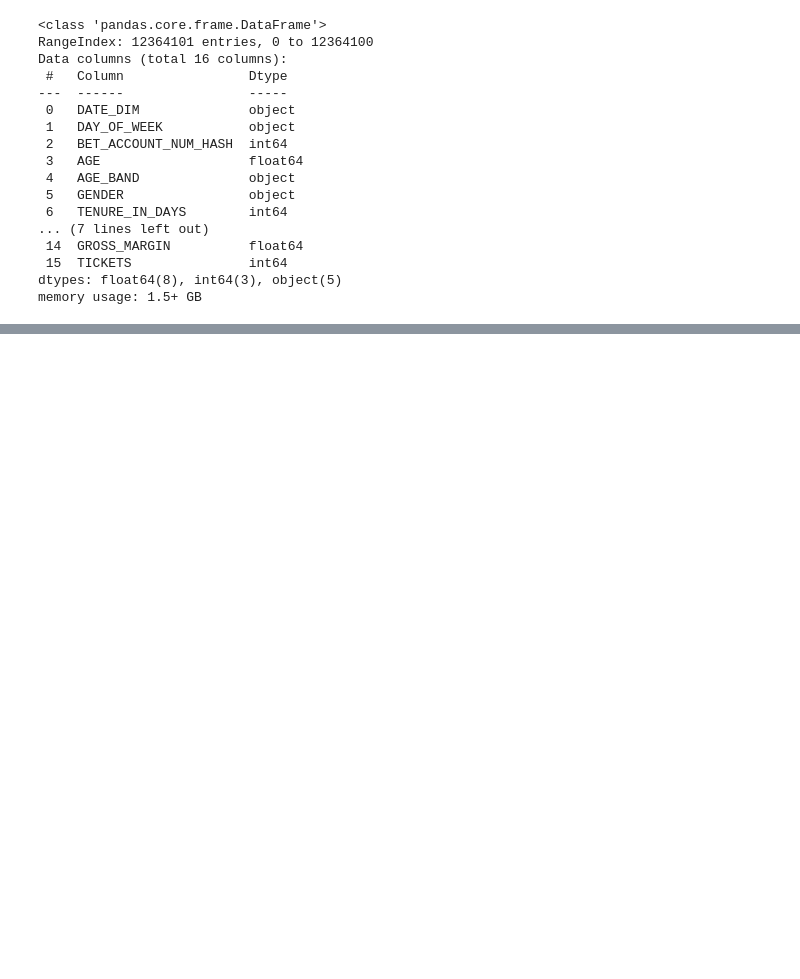
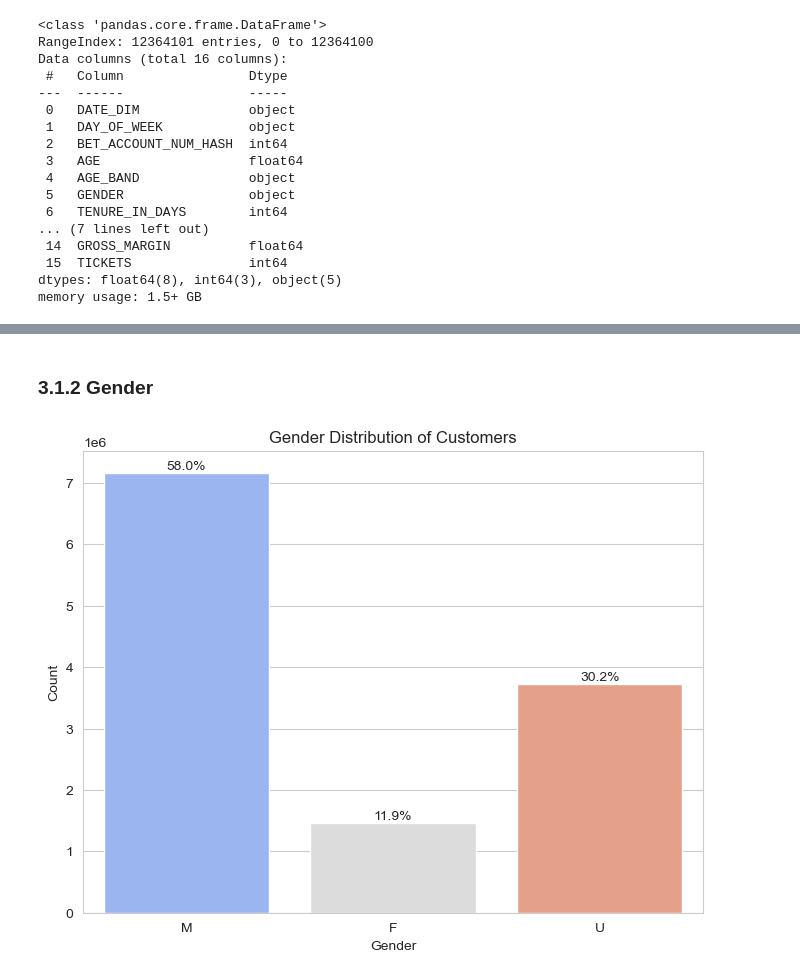
Before and after one commit to ThanhVo15/Competition, a Jupyter notebook: Code/TAB_Betting_Data.ipynb, the cells around one changed output, grey strips where cells are left out. Cells and saved outputs as stored; diff of their text form; code cells hidden in the pictures; blank space fills up the shorter version.

```diff
--- a/Code/TAB_Betting_Data.ipynb
+++ b/Code/TAB_Betting_Data.ipynb
@@ -50,0 +197,21 @@ df.describe()
+# %% [markdown]
+### 3.1.2 Gender
+# %%
+plt.figure(figsize=(8, 6))
+ax = sns.countplot(x='GENDER', data=df, palette='coolwarm')
+plt.title('Gender Distribution of Customers')
+plt.xlabel('Gender')
+plt.ylabel('Count')
+
+# Annotate bars with counts
+total = len(df['GENDER'])
+for p in ax.patches:
+    count = p.get_height()
+    percentage = f'{100 * count / total:.1f}%'
+    x = p.get_x() + p.get_width() / 2
+    y = p.get_height()
+    ax.annotate(percentage, (x, y), ha='center', va='bottom')
+
+plt.show()
+# %% [output]
+[figure, added]
```
Also changed, not shown: parts of 42 cells of this notebook, 2 other files.
